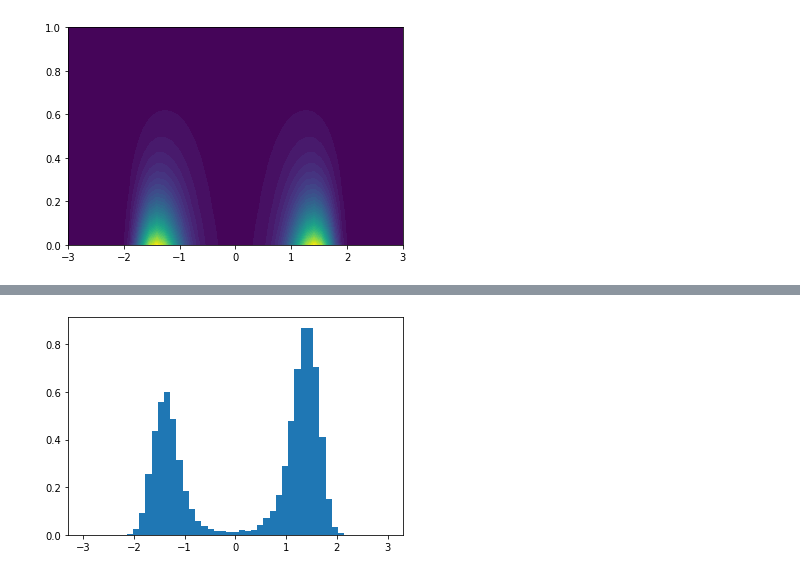
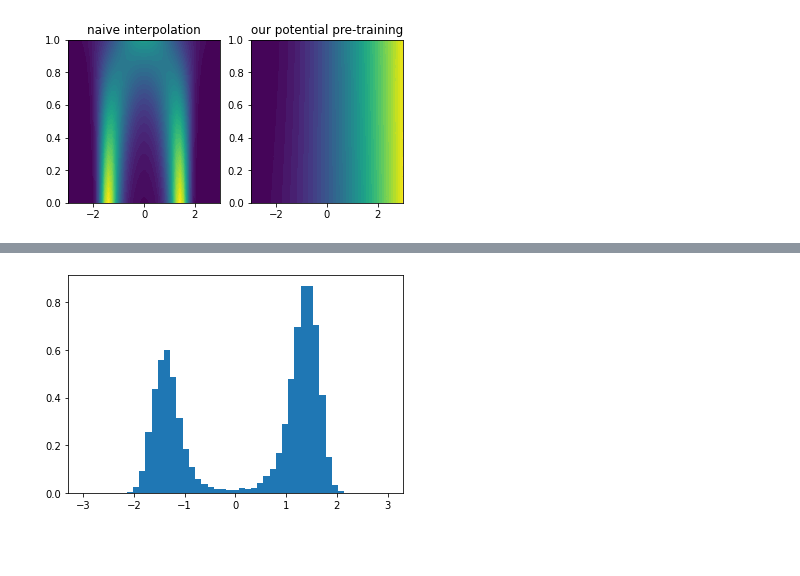
Before and after one commit to MaaikeG/diff_model_test, a Jupyter notebook: double_well.ipynb, the cells around one changed output, grey strips where cells are left out. Cells and saved outputs as stored; diff of their text form; code cells hidden in the pictures; blank space fills up the shorter version.

```diff
--- a/double_well.ipynb
+++ b/double_well.ipynb
@@ -24,16 +24,33 @@ V = net
+# %%
+def to_normalized_probabilities(energies):
+    energies = torch.exp(-energies)
+    energies = energies - energies.min(dim=0, keepdim=True)[0]
+    energies = energies / energies.sum(dim=0, keepdim=True)
+    return energies
+# %%
+naive_interpolation = lambda x, t :  (1-t) * target.energy(x) + (t) * prior.energy(x)
 # %%
 import matplotlib.pyplot as plt
 
-ts = np.linspace(0, 1, 50, dtype=np.float32)
-xs = np.linspace(-3, 3, 50, dtype=np.float32)
+ts = torch.linspace(0, 1, 50, dtype=torch.float32, device=device)
+xs = torch.linspace(-3, 3, 50, dtype=torch.float32, device=device)
 
-X, Y = np.meshgrid(xs, ts)
+X, Y = torch.meshgrid(xs, ts, indexing='ij')
 
-X = torch.from_numpy(X)
-Y = torch.from_numpy(Y)
-naive_interpol = lambda x, t :  (1 - t) * target.energy(x) + t * prior.energy(x)
-naive_out = naive_interpol(X.reshape(50*50, 1), Y.reshape(50*50, 1)).reshape(50, 50)
-plt.contourf(X.cpu(), Y.cpu(), torch.exp(-naive_out).cpu(), levels=50)
+with torch.no_grad():
+    pre_training_out = diff_model(X.reshape(50*50, 1), Y.reshape(50*50, 1)).view(50,50)
+pre_training_out = to_normalized_probabilities(pre_training_out)
+
+naive_out = naive_interpolation(X.reshape(50*50, 1), Y.reshape(50*50, 1)).view(50, 50)
+naive_out = to_normalized_probabilities(naive_out)
+
+fig, (ax1, ax2) = plt.subplots(1, 2, figsize=(6, 3))
+
+ax1.set_title('naive interpolation')
+ax1.contourf(X.cpu(), Y.cpu(), naive_out.cpu(), levels=50)
+ax2.set_title('our potential pre-training')
+ax2.contourf(X.cpu(), Y.cpu(), pre_training_out.cpu(), levels=50)
+
 plt.show()
 # %% [output]
-[figure, old version]
+[figure, new version]
```
Also changed, not shown: parts of 12 cells of this notebook, 3 other files.
